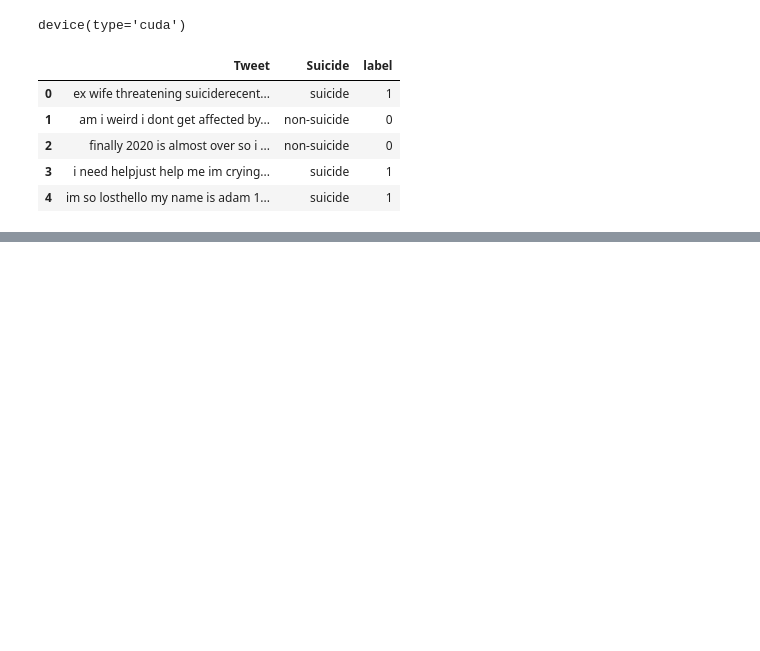
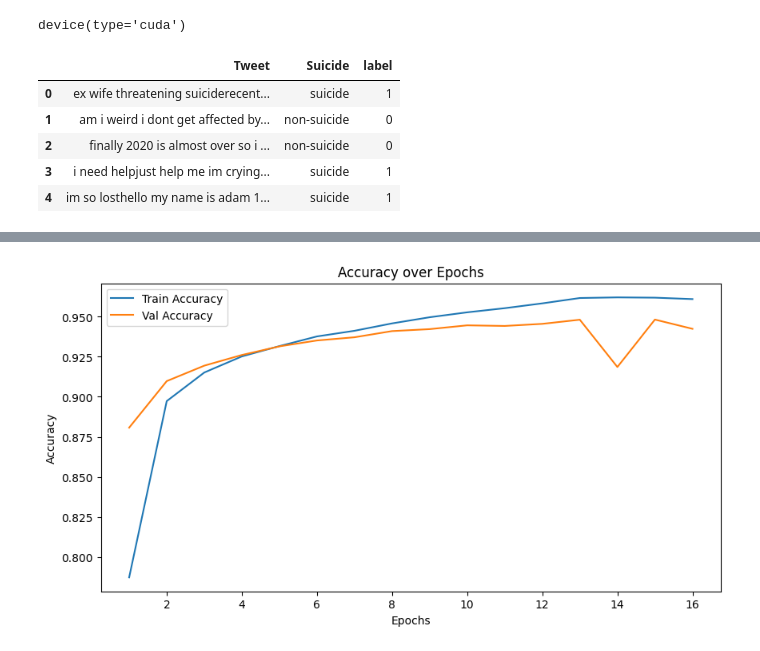
Before and after one commit to ng0cduy/applied-AI, a Jupyter notebook: text_classification.ipynb, the cells around one changed output, grey strips where cells are left out. Cells and saved outputs as stored; diff of their text form; code cells hidden in the pictures; blank space fills up the shorter version.

```diff
--- a/text_classification.ipynb
+++ b/text_classification.ipynb
@@ -199,0 +224,11 @@ Early stopping triggered
+# %%
+plt.figure(figsize=(10, 5))
+plt.plot(epochs, train_acc_hist, label='Train Accuracy')
+plt.plot(epochs, val_acc_hist, label='Val Accuracy')
+plt.xlabel('Epochs')
+plt.ylabel('Accuracy')
+plt.title('Accuracy over Epochs')
+plt.legend()
+plt.show()
+# %% [output]
+[figure, added]
```
Also changed, not shown: parts of 5 cells of this notebook.
